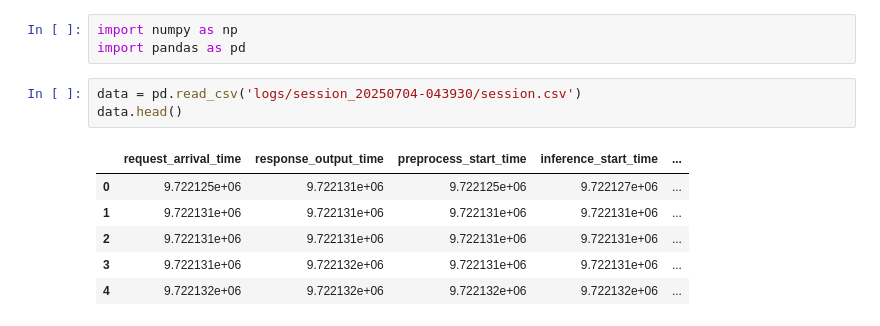
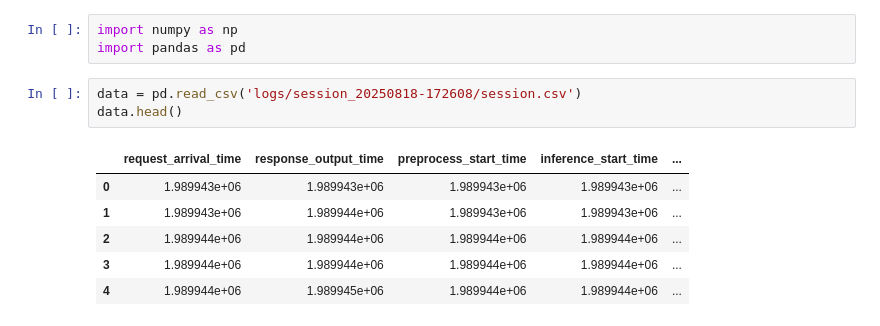
Before and after one commit to StreamMUSE/StreamMUSE-v1, a Jupyter notebook: app/benchmark.ipynb, the cells around one changed output. Cells and saved outputs as stored; diff of their text form.

```diff
--- a/app/benchmark.ipynb
+++ b/app/benchmark.ipynb
@@ -2,15 +2,15 @@
 import numpy as np
 import pandas as pd
 # %%
-data = pd.read_csv('logs/session_20250704-043930/session.csv')
+data = pd.read_csv('logs/session_20250818-172608/session.csv')
 data.head()
 # %% [output]
 |  | request_arrival_time | response_output_time | preprocess_start_time | inference_start_time | ... |
-| 0 | 9.722125e+06 | 9.722131e+06 | 9.722125e+06 | 9.722127e+06 | ... |
-| 1 | 9.722131e+06 | 9.722131e+06 | 9.722131e+06 | 9.722131e+06 | ... |
-| 2 | 9.722131e+06 | 9.722131e+06 | 9.722131e+06 | 9.722131e+06 | ... |
-| 3 | 9.722131e+06 | 9.722132e+06 | 9.722131e+06 | 9.722131e+06 | ... |
-| 4 | 9.722132e+06 | 9.722132e+06 | 9.722132e+06 | 9.722132e+06 | ... |
+| 0 | 1.989943e+06 | 1.989943e+06 | 1.989943e+06 | 1.989943e+06 | ... |
+| 1 | 1.989943e+06 | 1.989944e+06 | 1.989943e+06 | 1.989943e+06 | ... |
+| 2 | 1.989944e+06 | 1.989944e+06 | 1.989944e+06 | 1.989944e+06 | ... |
+| 3 | 1.989944e+06 | 1.989944e+06 | 1.989944e+06 | 1.989944e+06 | ... |
+| 4 | 1.989944e+06 | 1.989945e+06 | 1.989944e+06 | 1.989944e+06 | ... |
 # %%
 # Calculate the duration of each stage by finding the difference between timestamps
 data['server_total_duration'] = data['response_output_time'] - data['request_arrival_time']
```
Also changed, not shown: parts of 4 cells of this notebook, 3 other files.
